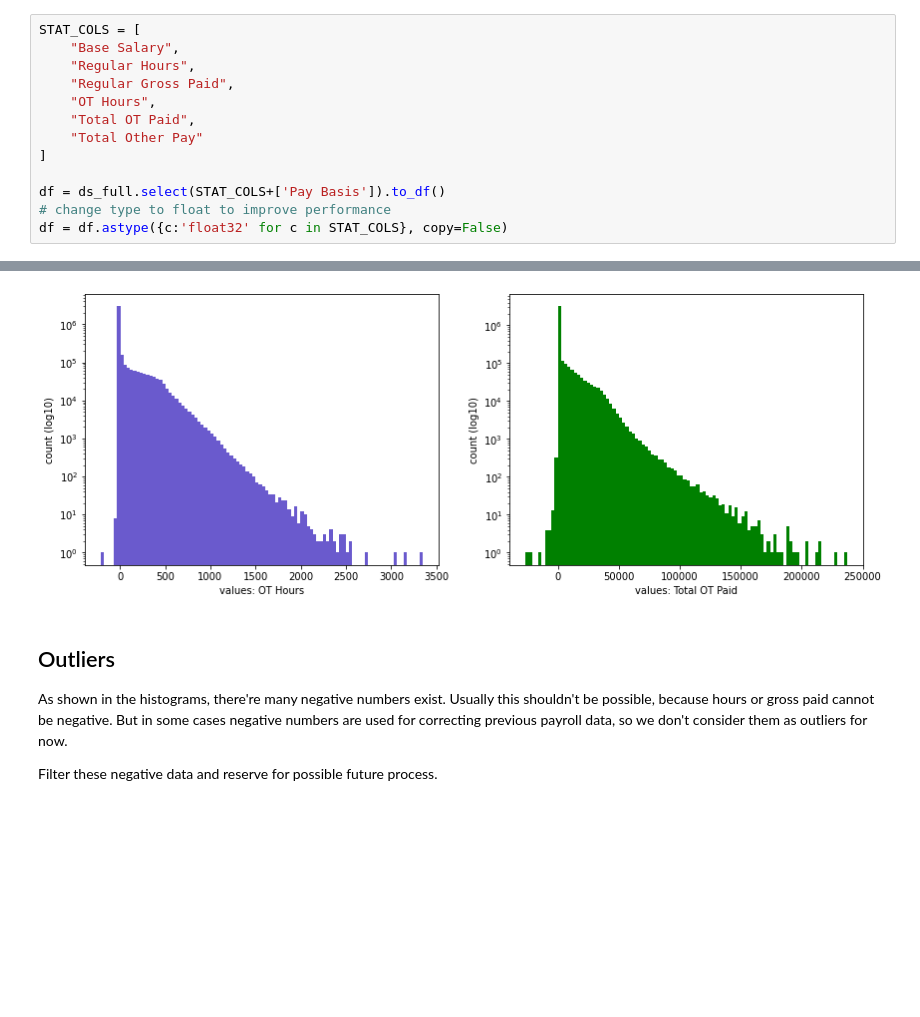
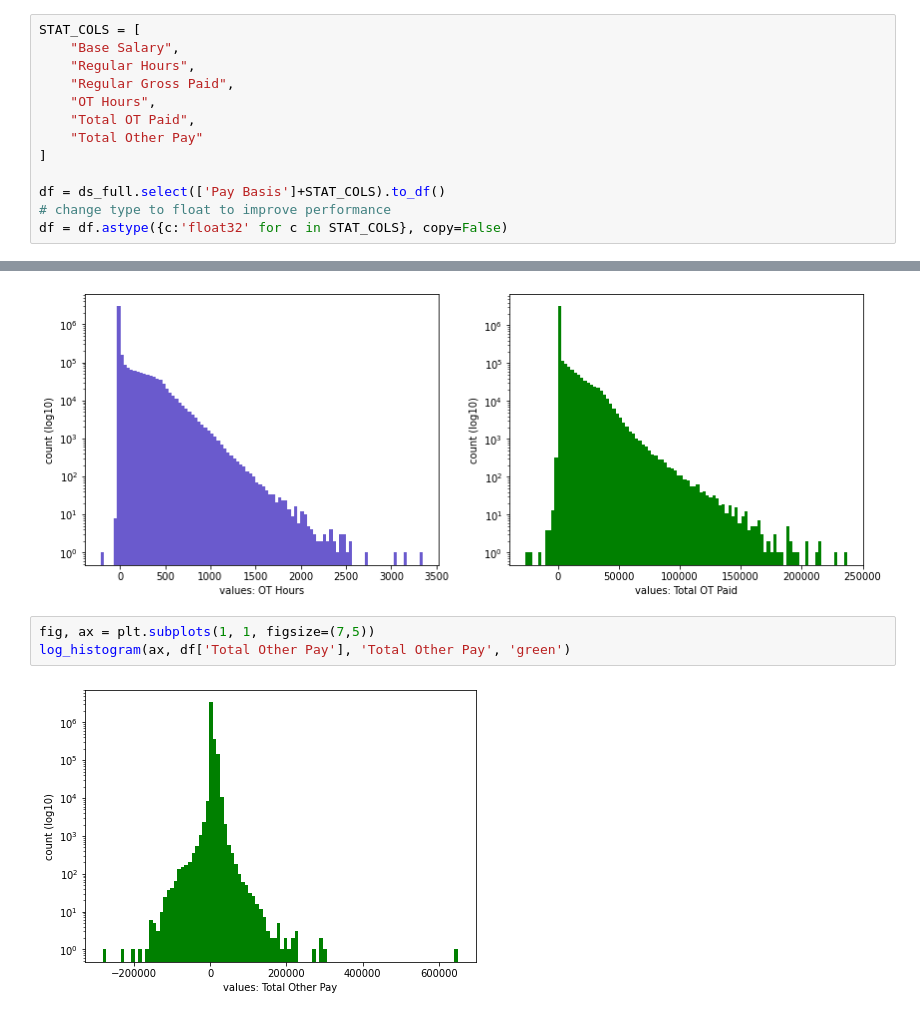
Before and after one commit to NickNameInvalid/Big_Data_Project, a Jupyter notebook: assignment1_haozhong_zheng.ipynb, the cells around one changed output, grey strips where cells are left out. Saved outputs shown, nothing was run; the diff lists cells and outputs as text; blank space fills up the shorter version.

Commit message:
update outlier analysis

```diff
--- a/assignment1_haozhong_zheng.ipynb
+++ b/assignment1_haozhong_zheng.ipynb
@@ -39,7 +39,7 @@ STAT_COLS = [
     "Total Other Pay"
 ]
 
-df = ds_full.select(STAT_COLS+['Pay Basis']).to_df()
+df = ds_full.select(['Pay Basis']+STAT_COLS).to_df()
 # change type to float to improve performance
 df = df.astype({c:'float32' for c in STAT_COLS}, copy=False)
 # %% [markdown]
@@ -125,9 +120,8 @@ log_histogram(ax[0], df['OT Hours'], 'OT Hours', 'slateblue')
 log_histogram(ax[1], df['Total OT Paid'], 'Total OT Paid', 'green')
 # %% [output]
 [figure]
-# %% [markdown]
-## Outliers
-
-As shown in the histograms, there're many negative numbers exist. Usually this shouldn't be possible, because hours or gross paid cannot be negative. But in some cases negative numbers are used for correcting previous payroll data, so we don't consider them as outliers for now.
-
-Filter these negative data and reserve for possible future process.
+# %%
+fig, ax = plt.subplots(1, 1, figsize=(7,5))
+log_histogram(ax, df['Total Other Pay'], 'Total Other Pay', 'green')
+# %% [output]
+[figure, added]
```
Also changed, not shown: parts of 7 cells of this notebook.
